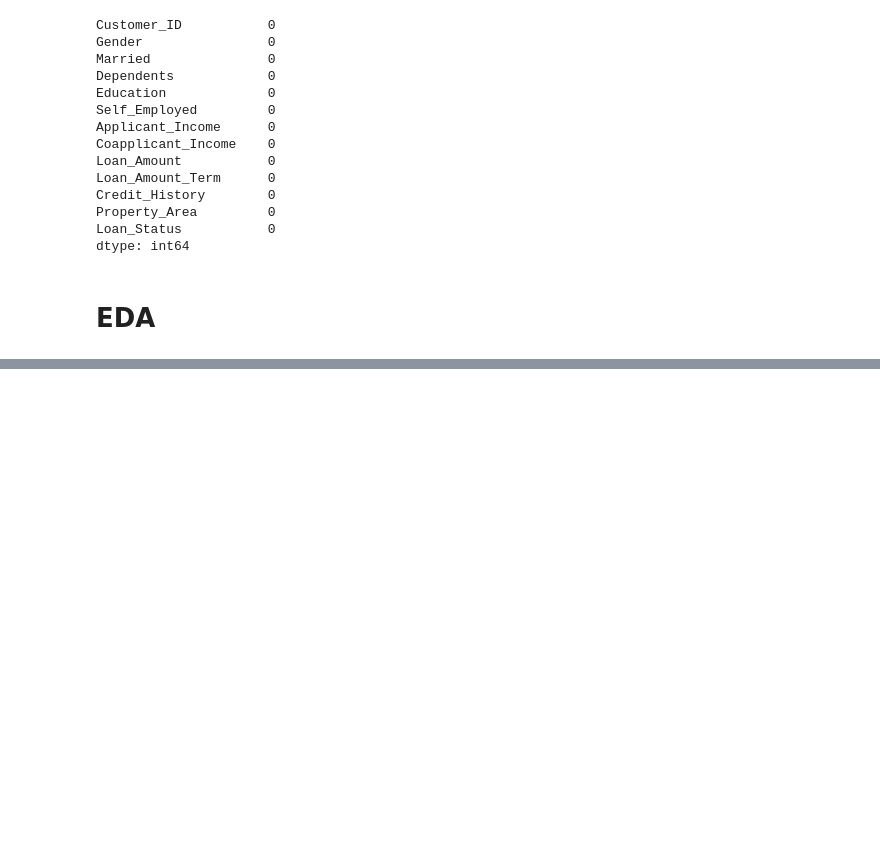
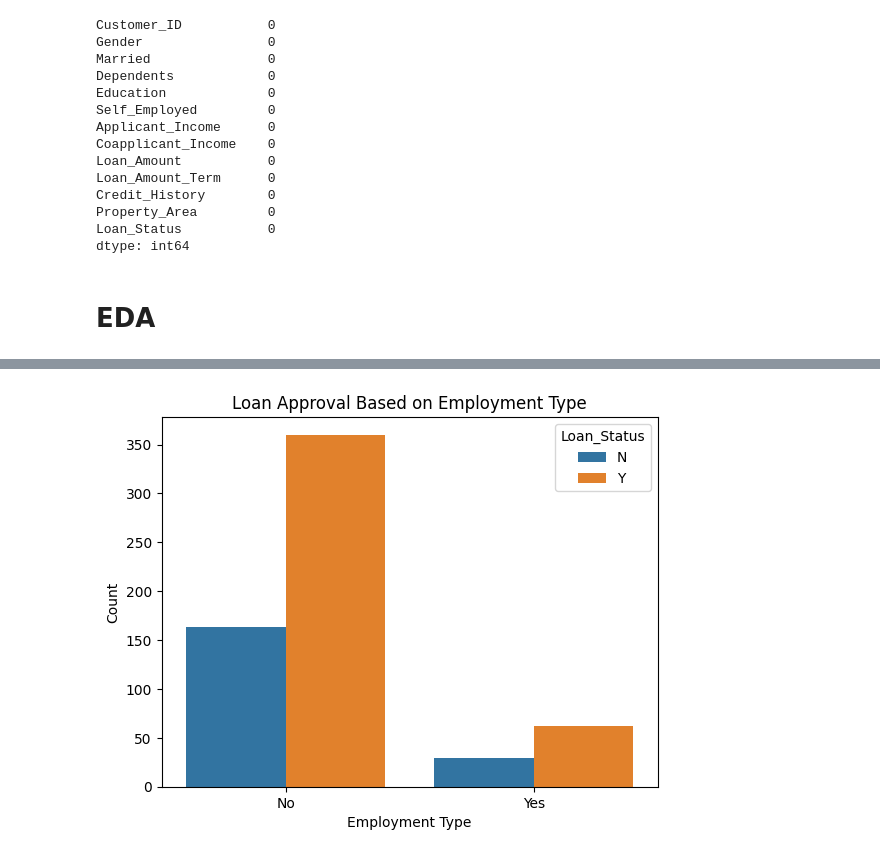
Before and after one commit to lukhi-laksh/Kaggle-Notebooks, a Jupyter notebook: Loan Eligibility Prediction/Loan Eligibility Prediction.ipynb, the cells around one changed output, grey strips where cells are left out. Cells and saved outputs as stored; diff of their text form; code cells hidden in the pictures; blank space fills up the shorter version.

```diff
--- a/Loan Eligibility Prediction/Loan Eligibility Prediction.ipynb
+++ b/Loan Eligibility Prediction/Loan Eligibility Prediction.ipynb
@@ -130,0 +155,8 @@ plot_no = 1
+# %%
+sns.countplot(data=df, x="Self_Employed", hue="Loan_Status")
+plt.xlabel("Employment Type")
+plt.ylabel("Count")
+plt.title("Loan Approval Based on Employment Type")
+plt.show()
+# %% [output]
+[figure, added]
```
Also changed, not shown: parts of 14 cells of this notebook.
